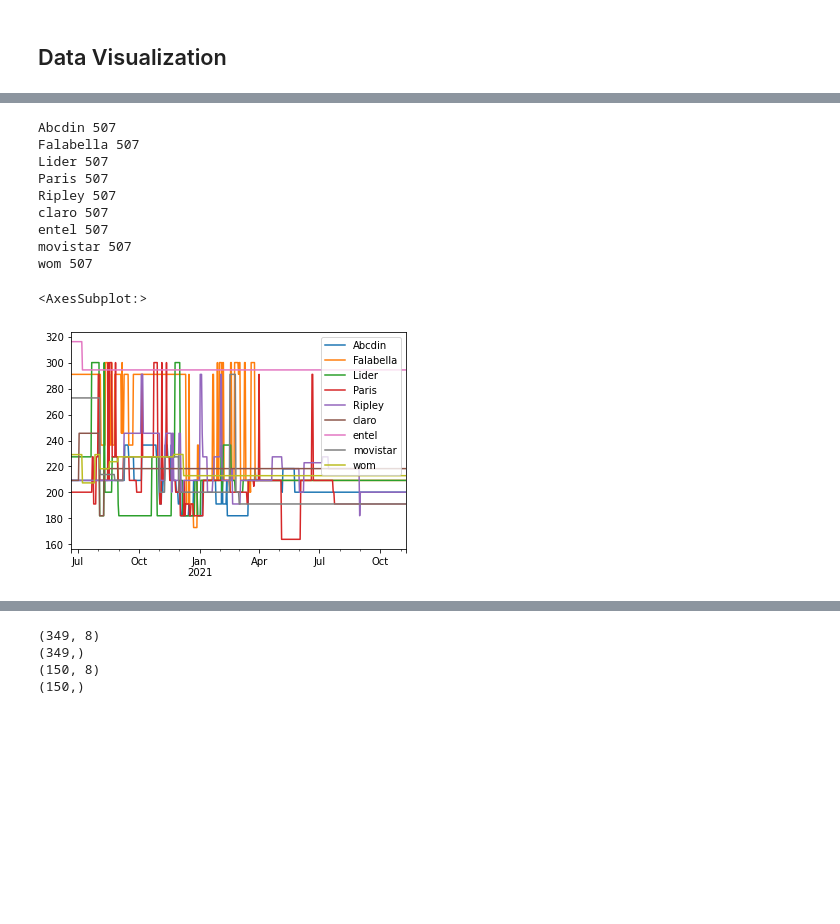
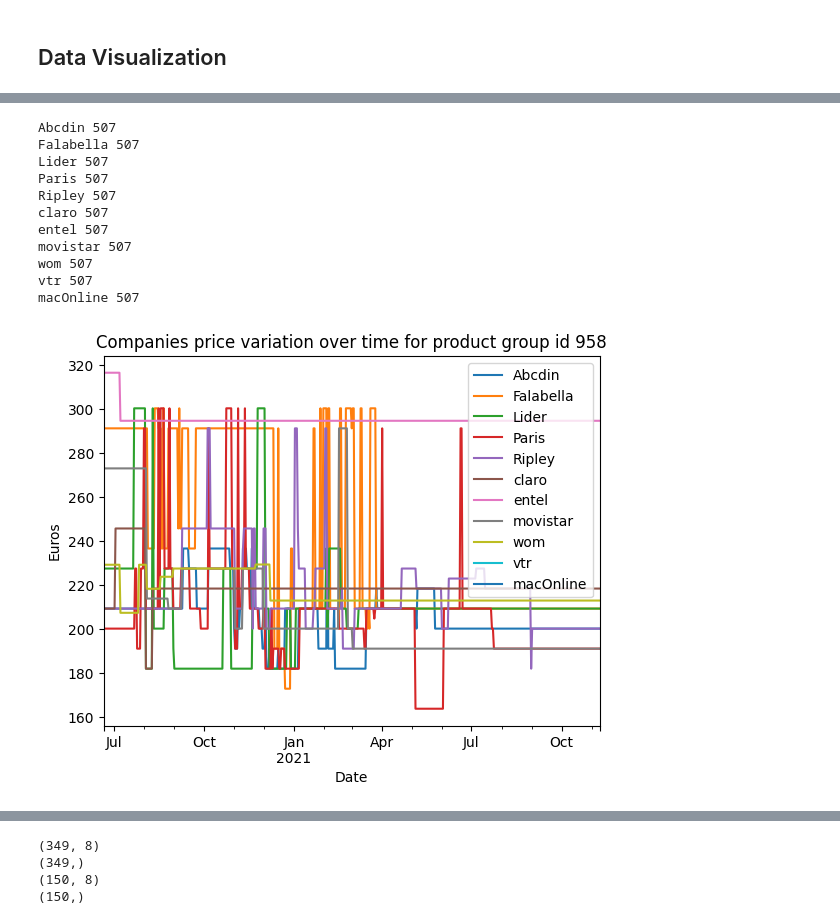
Before and after one commit to MarioCSilva/ProductPricesPrediction, a Jupyter notebook: read_files.ipynb, the cells around one changed output, grey strips where cells are left out. Cells and saved outputs as stored; diff of their text form; code cells hidden in the pictures; blank space fills up the shorter version.

```diff
--- a/read_files.ipynb
+++ b/read_files.ipynb
@@ -159,21 +165,26 @@ df_wide["Ripley"].plot()
 # %%
 for comp in df_wide.keys():
     df_wide[comp].fillna(method='bfill', inplace=True)
     df_wide[comp].fillna(method='ffill', inplace=True)
     print(comp, len(df_wide[comp]))
 df_wide.plot()
+plt.title(f"Companies price variation over time for product group id {product_group_id}")
+plt.ylabel('Euros')
+plt.xlabel('Date')
+plt.show()
 # %% [output]
 Abcdin 507
 Falabella 507
 Lider 507
 Paris 507
 Ripley 507
 claro 507
 entel 507
 movistar 507
 wom 507
+vtr 507
+macOnline 507
-<AxesSubplot:>
-[figure, old version]
+[figure, new version]
 # %%
 product_group_id = 958
 time_series = '1'
```
Also changed, not shown: parts of 12 cells of this notebook.
